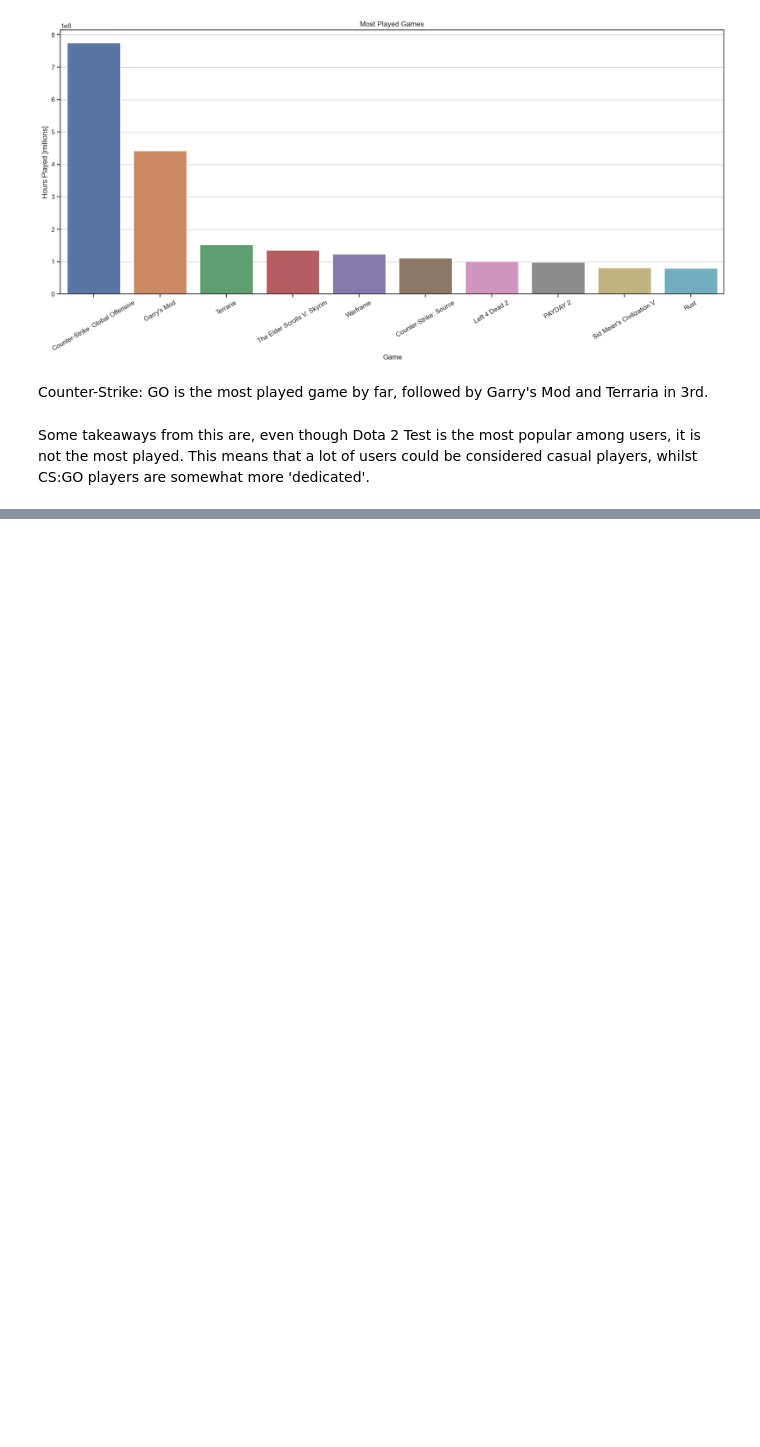
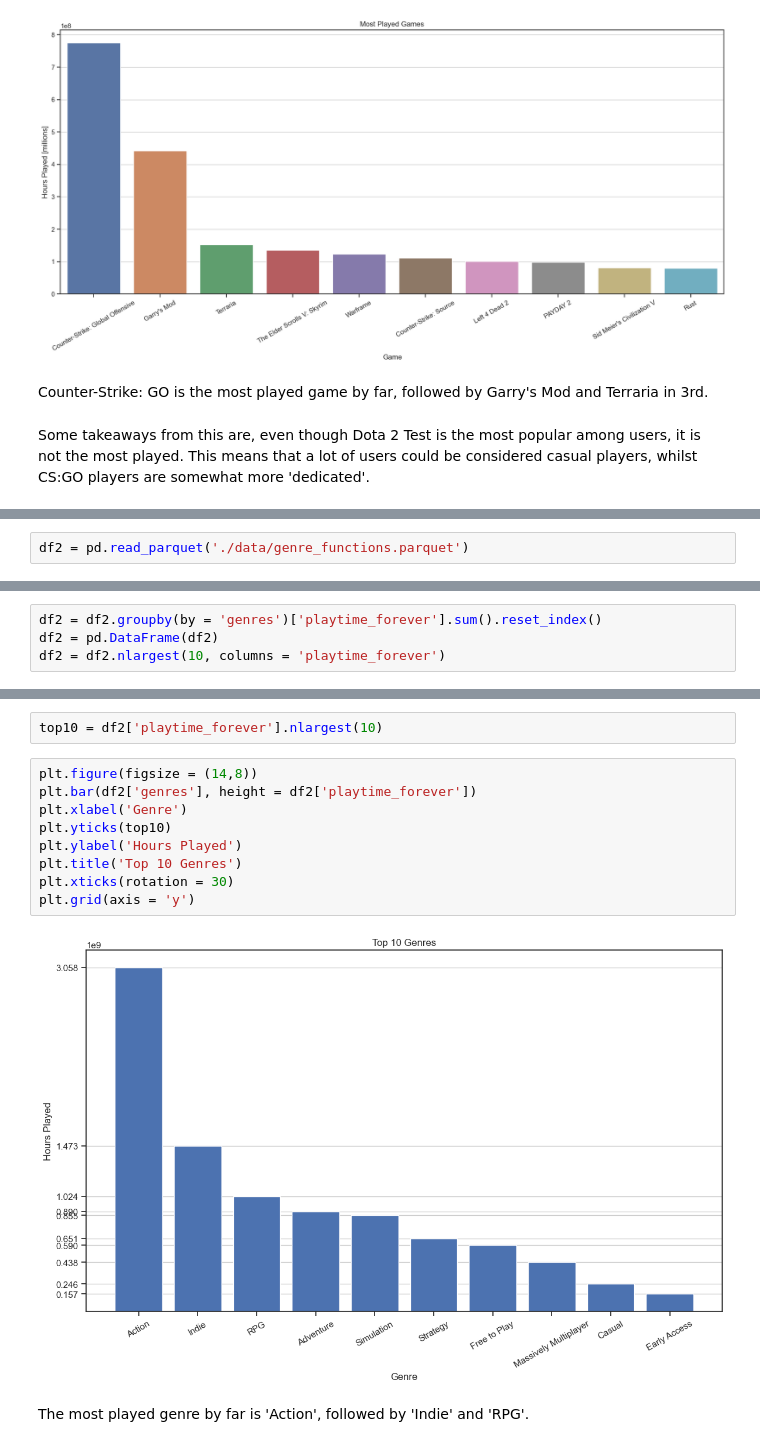
Before and after one commit to PatoMarzi/Steam_ML, a Jupyter notebook: EDA.ipynb, the cells around one changed output, grey strips where cells are left out. Cells and saved outputs as stored; diff of their text form; blank space fills up the shorter version.

Commit message:
Genre Function ETL & EDA

```diff
--- a/EDA.ipynb
+++ b/EDA.ipynb
@@ -246,0 +260,2 @@ This means that a lot of users could be considered casual players, whilst CS:GO
+# %%
+df2 = pd.read_parquet('./data/genre_functions.parquet')
@@ -246,0 +281,4 @@ This means that a lot of users could be considered casual players, whilst CS:GO
+# %%
+df2 = df2.groupby(by = 'genres')['playtime_forever'].sum().reset_index()
+df2 = pd.DataFrame(df2)
+df2 = df2.nlargest(10, columns = 'playtime_forever')
@@ -246,0 +305,15 @@ This means that a lot of users could be considered casual players, whilst CS:GO
+# %%
+top10 = df2['playtime_forever'].nlargest(10)
+# %%
+plt.figure(figsize = (14,8))
+plt.bar(df2['genres'], height = df2['playtime_forever'])
+plt.xlabel('Genre')
+plt.yticks(top10)
+plt.ylabel('Hours Played')
+plt.title('Top 10 Genres')
+plt.xticks(rotation = 30)
+plt.grid(axis = 'y')
+# %% [output]
+[figure, added]
+# %% [markdown]
+The most played genre by far is 'Action', followed by 'Indie' and 'RPG'.
```
Also changed, not shown: parts of 13 cells of this notebook, 3 other files.
